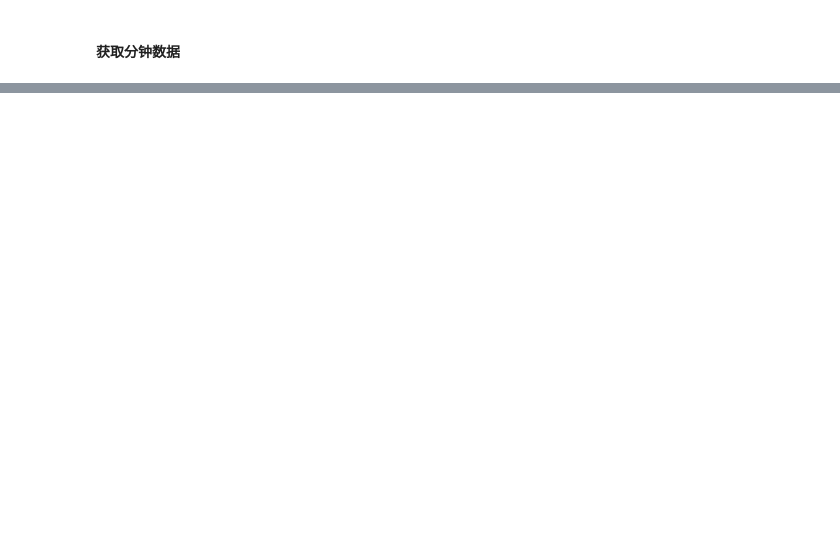
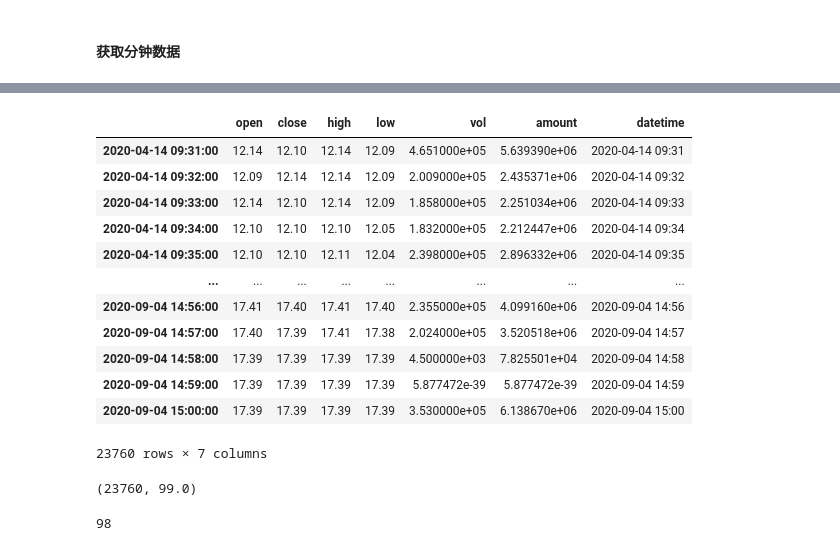
Before and after one commit to jiev/chan, a Jupyter notebook: jupyter-notebook/pytdx_test.ipynb, the cells around one changed output, grey strips where cells are left out. Cells and saved outputs as stored; diff of their text form; code cells hidden in the pictures; blank space fills up the shorter version.

```diff
--- a/jupyter-notebook/pytdx_test.ipynb
+++ b/jupyter-notebook/pytdx_test.ipynb
@@ -75,0 +200,13 @@ print(api.to_df(data))
+# %%
+import os
+g_cn_trade_day_path = '/Users/zhushuqiong/py_quant_data/trade_day/cn_trade_day'
+def getTradeDayList(dateFrom,dateTo):
+    if not os.path.isfile(g_cn_trade_day_path):
+        return None
+
+    df = pd.read_csv(g_cn_trade_day_path, index_col=0)
+    df.index = pd.to_datetime(df.index)
+
+    dfrange = df[dateFrom:dateTo]
+    res = [i.strftime("%Y-%m-%d") for i in dfrange.index]
+    return res
@@ -75,0 +253,4 @@ print(api.to_df(data))
+# %%
+dftemp = None
+dftemp = get1MinKline('sz000066','2020-02-28','2020-09-04')
+print(len(dftemp))
@@ -75,0 +265,24 @@ print(api.to_df(data))
+# %%
+dftemp
+# %% [output]
+|  | open | close | high | low | vol | amount | datetime |
+| 2020-04-14 09:31:00 | 12.14 | 12.10 | 12.14 | 12.09 | 4.651000e+05 | 5.639390e+06 | 2020-04-14 09:31 |
+| 2020-04-14 09:32:00 | 12.09 | 12.14 | 12.14 | 12.09 | 2.009000e+05 | 2.435371e+06 | 2020-04-14 09:32 |
+| 2020-04-14 09:33:00 | 12.14 | 12.10 | 12.14 | 12.09 | 1.858000e+05 | 2.251034e+06 | 2020-04-14 09:33 |
+| 2020-04-14 09:34:00 | 12.10 | 12.10 | 12.10 | 12.05 | 1.832000e+05 | 2.212447e+06 | 2020-04-14 09:34 |
+| 2020-04-14 09:35:00 | 12.10 | 12.10 | 12.11 | 12.04 | 2.398000e+05 | 2.896332e+06 | 2020-04-14 09:35 |
+| ... | ... | ... | ... | ... | ... | ... | ... |
+| 2020-09-04 14:56:00 | 17.41 | 17.40 | 17.41 | 17.40 | 2.355000e+05 | 4.099160e+06 | 2020-09-04 14:56 |
+| 2020-09-04 14:57:00 | 17.40 | 17.39 | 17.41 | 17.38 | 2.024000e+05 | 3.520518e+06 | 2020-09-04 14:57 |
+| 2020-09-04 14:58:00 | 17.39 | 17.39 | 17.39 | 17.39 | 4.500000e+03 | 7.825501e+04 | 2020-09-04 14:58 |
+| 2020-09-04 14:59:00 | 17.39 | 17.39 | 17.39 | 17.39 | 5.877472e-39 | 5.877472e-39 | 2020-09-04 14:59 |
+| 2020-09-04 15:00:00 | 17.39 | 17.39 | 17.39 | 17.39 | 3.530000e+05 | 6.138670e+06 | 2020-09-04 15:00 |
+23760 rows × 7 columns
+# %%
+len(dftemp),len(dftemp)/240
+# %% [output]
+(23760, 99.0)
+# %%
+len(getTradeDayList('2020-04-14','2020-09-03'))
+# %% [output]
+98
```
Also changed, not shown: parts of 17 cells of this notebook, 4 other files.
